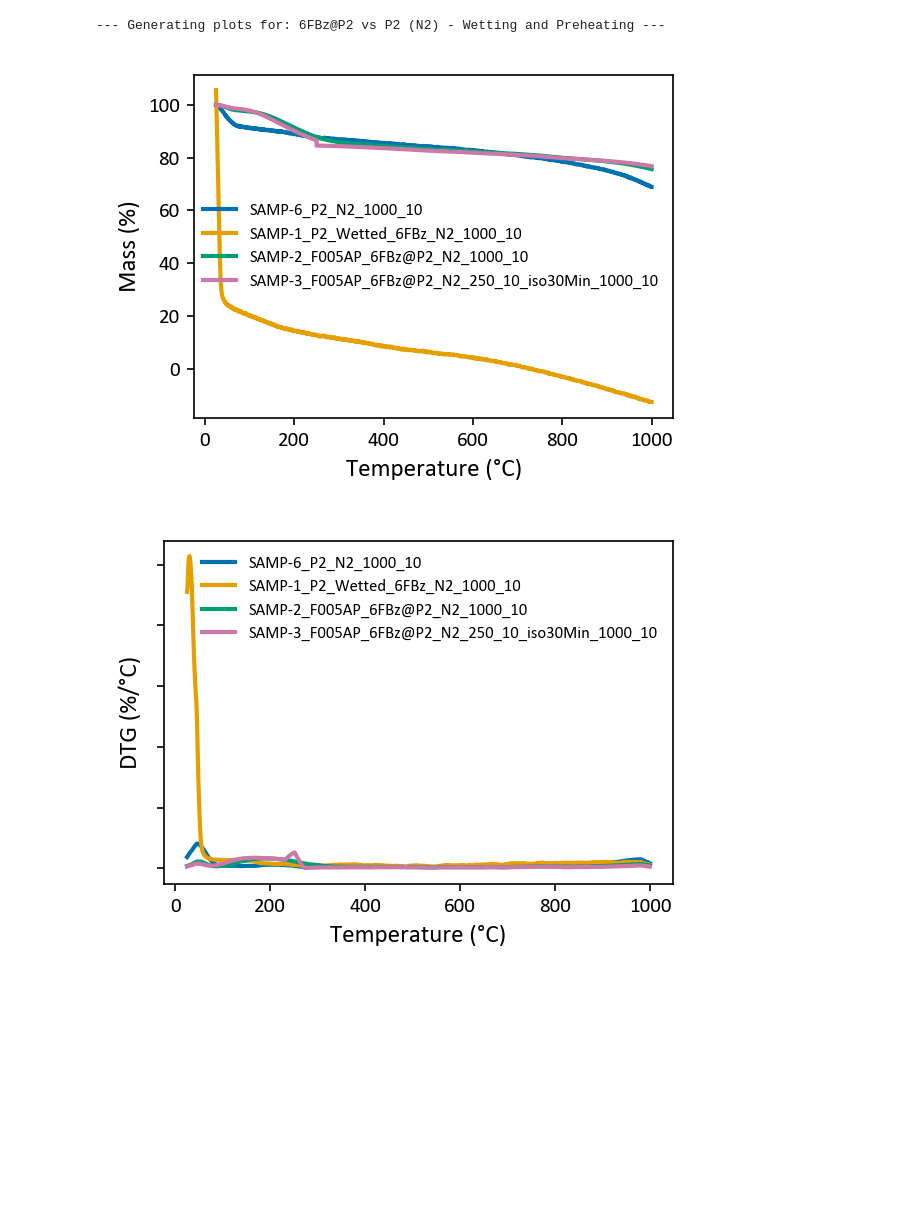
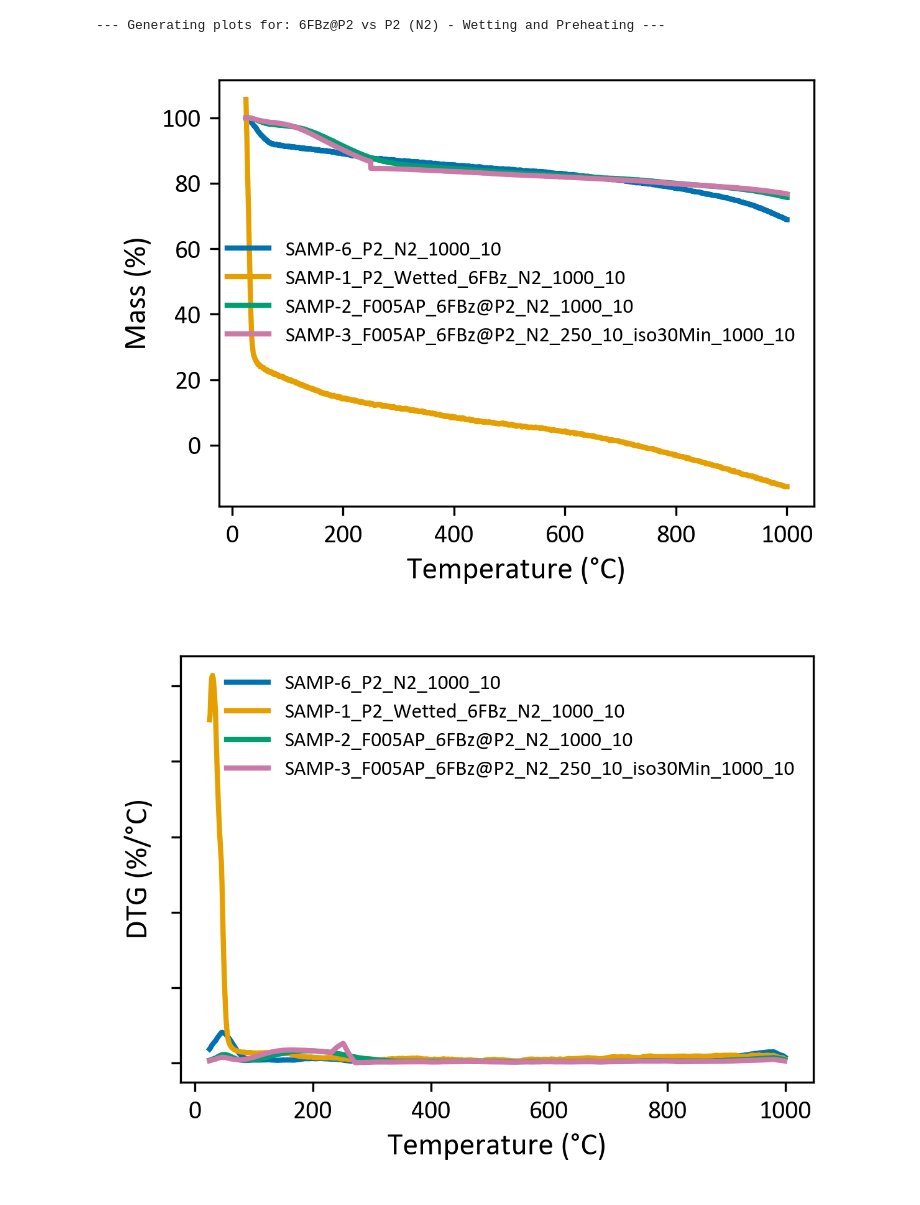
Before and after one commit to CristianMB/DataAnalysis_PhD_FUB, a Jupyter notebook: TGA_TUB/2609_TGA_P2_F005_6FBz_F006_phDADQ.ipynb, the cells around one changed output. Saved outputs shown, nothing was run; the diff lists cells and outputs as text; code cells hidden in the pictures; blank space fills up the shorter version.

```diff
--- a/TGA_TUB/2609_TGA_P2_F005_6FBz_F006_phDADQ.ipynb
+++ b/TGA_TUB/2609_TGA_P2_F005_6FBz_F006_phDADQ.ipynb
@@ -12,7 +12,7 @@ import numpy as np
 # 1. DIRECTORY CONFIGURATION
 # =========================
 # The folder containing all your new .txt files
-target_dir = Path(r"H:\FUBerlin\Measurements\TGA_TUB\20260901_TGA_P2_F005_6FBz_F006_phDADQ")
+target_dir = Path(r"H:\FUBerlin\Measurements\TGA_TUB\20260909_TGA_P2_F005_6FBz_F006_phDADQ")
 
 # Folder to save the final figures
 save_dir = Path(r"H:\FUBerlin\Writing and Summaries\TEST")
@@ -117,7 +117,7 @@ def parse_and_process_tub_tga(file_path):
 # =========================
 poster_style = {
     "figsize": (4, 3),
-    "dpi": 150,
+    "dpi": 300,
     "font_size": 10,
     "title_size": 12,
     "label_size": 12,
@@ -277,7 +279,19 @@ comparisons = {
     "phDADQ@P2 vs P2 (Air)": [
         "SAMP-7_P2_AIR_1000_10",                              # Reference Air
         "SAMP-5_F006WA_phDADQ@P2_AIR_1000_10"                 # Sample Air
-    ]
+    ],
+    "P2 - SWCNTs": [
+        "SAMP-6_P2_N2_1000_10" ,
+        "SAMP-7_P2_AIR_1000_10",                              # Reference Air
+                        # Sample Air
+    ],
+
+    "phDADQ": [
+        "SAMP-4_F006WA_phDADQ@P2_N2_1000_10",                              # Reference Air
+        "SAMP-5_F006WA_phDADQ@P2_AIR_1000_10",                 # Sample Air
+        "SAMP-6_P2_N2_1000_10" ,
+        "SAMP-7_P2_AIR_1000_10",
+    ],
 }
 
 # 2. Iterate through each group, filter the data, and plot
@@ -298,35 +312,35 @@ for group_name, file_labels in comparisons.items():
         # Find matching DTG
         match_dtg = next((df for df in DTG_DFs if df["Label"].iloc[0] == label), None)
         if match_dtg is not None:
             filtered_dtg.append(match_dtg)
 
     if not filtered_tga:
         print(f"⚠️ No matching data found for {group_name}. Skipping.\n")
         continue
 
     # 3. Plot and save TGA for the group
     fig_tga = plot_tga(filtered_tga)
     # Optional: Add a title to the plot if you want
     # fig_tga.axes[0].set_title(f"TGA: {group_name.replace('_', ' ')}")
 
     save_path_tga = save_dir / f"TGA_{group_name}.png"
     #fig_tga.savefig(save_path_tga, dpi=300, bbox_inches="tight")
     plt.show()
 
     # 4. Plot and save DTG for the group
     fig_dtg = plot_dtg(filtered_dtg)
     # Optional: Add a title
     # fig_dtg.axes[0].set_title(f"DTG: {group_name.replace('_', ' ')}")
 
     save_path_dtg = save_dir / f"DTG_{group_name}.png"
     #fig_dtg.savefig(save_path_dtg, dpi=300, bbox_inches="tight")
     plt.show()
 
     print(f"Saved {group_name} figures to {save_dir}\n")
 # %% [output]
 --- Generating plots for: 6FBz@P2 vs P2 (N2) - Wetting and Preheating ---
-[figure, old version]
+[figure, new version]
-[figure, old version]
+[figure, new version]
 Saved 6FBz@P2 vs P2 (N2) - Wetting and Preheating figures to H:\FUBerlin\Writing and Summaries\TEST
 
 --- Generating plots for: phDADQ@P2 vs P2 (N2) ---
```
Also changed, not shown: parts of 2 cells of this notebook, 5 other files.
